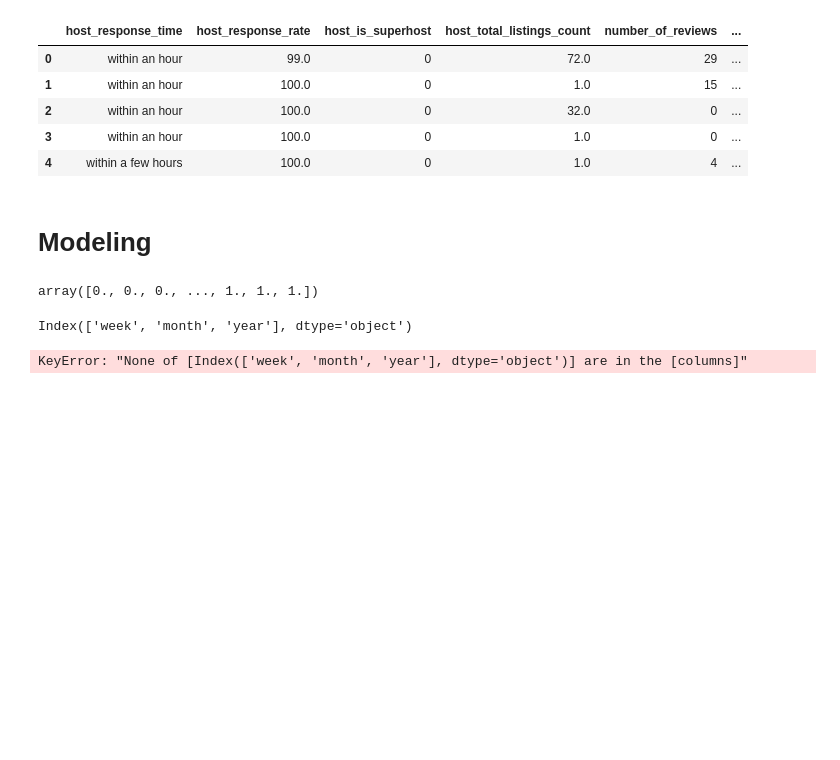
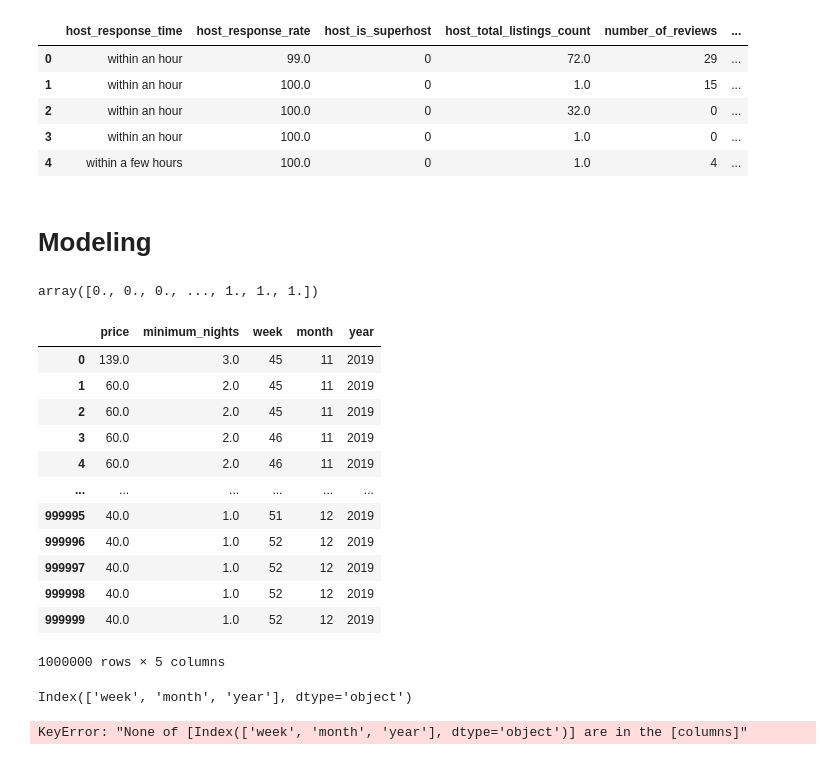
Before and after one commit to WinrichSy/AirBnBusiness, a Jupyter notebook: AirBnb Capstone.ipynb, the cells around one changed output. Drawn from its saved outputs; the diff is of its cells as text; code cells hidden in the pictures; blank space fills up the shorter version.

```diff
--- a/AirBnb Capstone.ipynb
+++ b/AirBnb Capstone.ipynb
@@ -1335,7 +1335,25 @@ dt = DecisionTreeClassifier()
 # MNB = MultinomialNB()
 # BNB = BernouliNB()
 # %%
-X = pd.read_csv('Data/Paris/the_calendar_to_use.csv', nrows=25000)
+X = pd.read_csv('Data/Paris/the_calendar_to_use.csv', nrows=1000000)
+# %%
+X.drop(columns=['listing_id','Unnamed: 0','available','maximum_nights','date'], inplace=True)
+# %%
+y = X['price']
+# %% [output]
+|  | price | minimum_nights | week | month | year |
+| 0 | 139.0 | 3.0 | 45 | 11 | 2019 |
+| 1 | 60.0 | 2.0 | 45 | 11 | 2019 |
+| 2 | 60.0 | 2.0 | 45 | 11 | 2019 |
+| 3 | 60.0 | 2.0 | 46 | 11 | 2019 |
+| 4 | 60.0 | 2.0 | 46 | 11 | 2019 |
+| ... | ... | ... | ... | ... | ... |
+| 999995 | 40.0 | 1.0 | 51 | 12 | 2019 |
+| 999996 | 40.0 | 1.0 | 52 | 12 | 2019 |
+| 999997 | 40.0 | 1.0 | 52 | 12 | 2019 |
+| 999998 | 40.0 | 1.0 | 52 | 12 | 2019 |
+| 999999 | 40.0 | 1.0 | 52 | 12 | 2019 |
+1000000 rows × 5 columns
 # %%
 y = X['price']
 # %%
```
Also changed, not shown: parts of 2 cells of this notebook.
